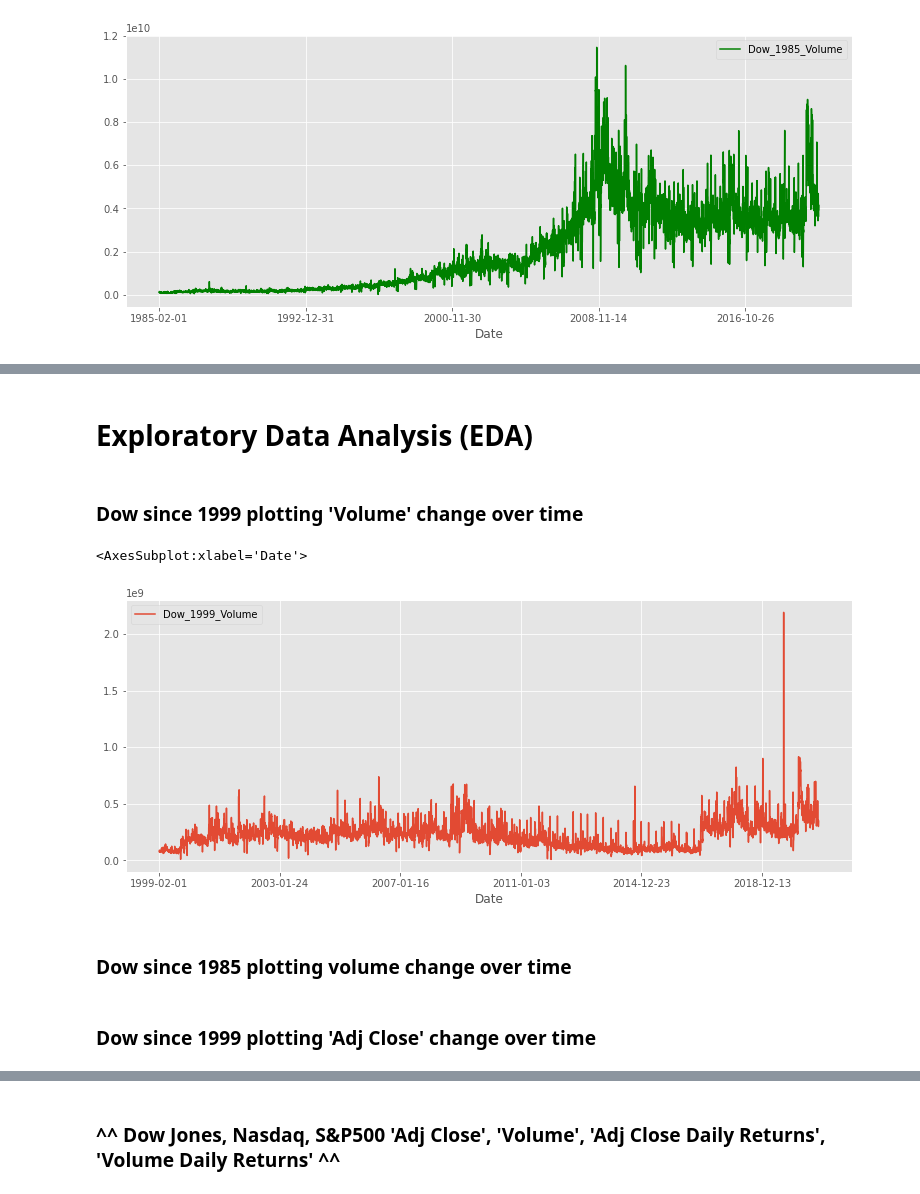
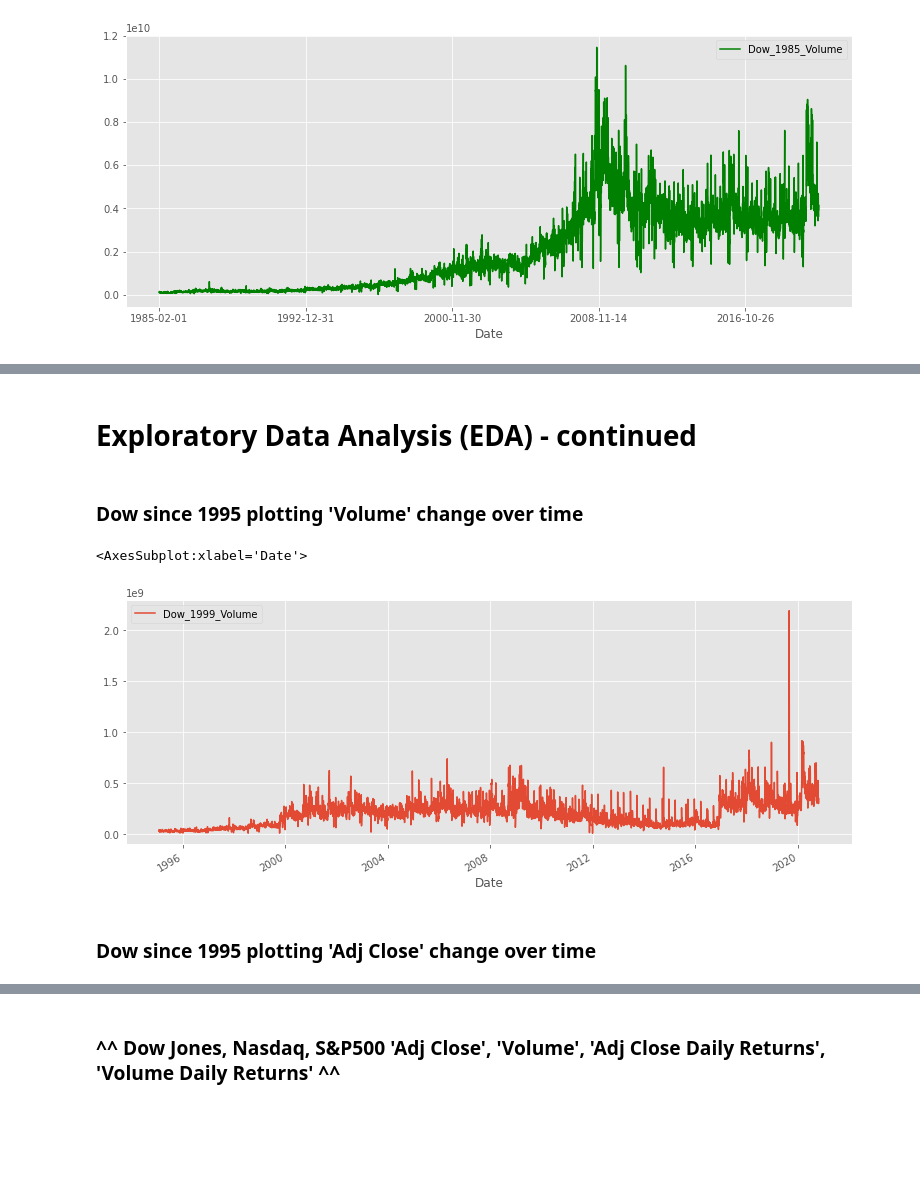
Before and after one commit to yamasjose11/index-elections, a Jupyter notebook: index-funds-elections.ipynb, the cells around one changed output, grey strips where cells are left out. Drawn from its saved outputs; the diff is of its cells as text; code cells hidden in the pictures; blank space fills up the shorter version.

```diff
--- a/index-funds-elections.ipynb
+++ b/index-funds-elections.ipynb
@@ -25,3 +31,4 @@ dow_filtered = dow[dow['Date'] > '1985-01-31'].copy()
 # %%
-dow_filtered["Adj Close Daily Returns"] = dow_filtered['Adj Close'].pct_change(1)
-dow_filtered["Volume Daily Returns"] = dow_filtered['Volume'].pct_change(1)
+dow_filtered1995 = dow[dow['Date'] > '1995-01-31'].copy()
+dow_filtered1995["Adj Close Daily Returns"] = dow_filtered1995['Adj Close'].pct_change(1)
+dow_filtered1995["Volume Daily Returns"] = dow_filtered1995['Volume'].pct_change(1)
@@ -140,0 +248,2 @@ SP500_filtered1999
+# %%
+dow_filtered1995['Date'] = pd.to_datetime(dow_filtered1995['Date'], format='%Y-%m-%d')  # df.dt.is_year_start
@@ -168,11 +319,9 @@ SP500_filtered.plot(x='Date', y='Volume', label='Dow_1985_Volume', figsize=(13,5
 # %% [markdown]
-# Exploratory Data Analysis (EDA)
+# Exploratory Data Analysis (EDA) - continued
 # %% [markdown]
-### Dow since 1999 plotting 'Volume' change over time
+### Dow since 1995 plotting 'Volume' change over time
 # %%
-dow_filtered1999.plot(x='Date', y='Volume', label='Dow_1999_Volume', figsize=(13,5))
+dow_filtered1995.plot(x='Date', y='Volume', label='Dow_1999_Volume', figsize=(13,5))
 # %% [output]
 <AxesSubplot:xlabel='Date'>
-[figure, old version]
+[figure, new version]
-# %% [markdown]
-### Dow since 1985 plotting volume change over time
@@ -179,5 +330,5 @@ dow_filtered1999.plot(x='Date', y='Volume', label='Dow_1999_Volume', figsize=(13
 # %%
 # dow_filtered.plot(x='Date', y='Adj Close', label='Dow_1985_Adj_Close', figsize=(13,5))
 # %% [markdown]
-### Dow since 1999 plotting 'Adj Close' change over time
+### Dow since 1995 plotting 'Adj Close' change over time
 # %%
```
Also changed, not shown: parts of 327 cells of this notebook.
